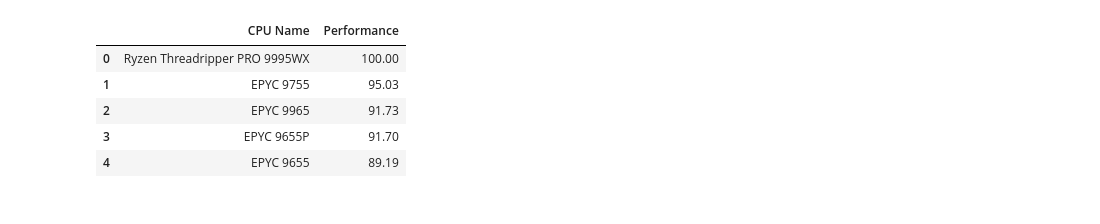
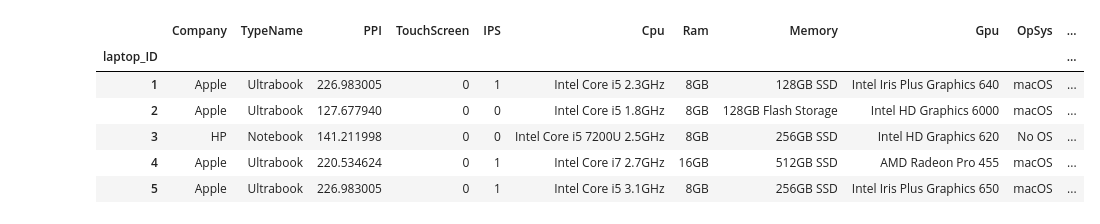
Before and after one commit to Moaazhe74/laptop-price-prediction, a Jupyter notebook: notebooks/cpu_ranking_extraction.ipynb, the cells around one changed output. Drawn from its saved outputs; the diff is of its cells as text; code cells hidden in the pictures.

```diff
--- a/notebooks/cpu_ranking_extraction.ipynb
+++ b/notebooks/cpu_ranking_extraction.ipynb
@@ -59,0 +90,3 @@ Done! Total CPUs: 3733
+# %%
+df.drop(columns='Product',inplace=True)
+df.head()
@@ -59,0 +123,15 @@ Done! Total CPUs: 3733
+# %%
+df['IPS'] = df['ScreenResolution'].apply(lambda x: 1 if 'IPS' in x else 0)
+df['Resolution'] = df['ScreenResolution'].str.extract(r'(\d+x\d+)')
+df[['Resolution_Width','Resolution_Height']]=df['Resolution'].str.split('x',expand=True)
+df['Resolution_Height']=df['Resolution_Height'].astype(int)
+df['Resolution_Width']=df['Resolution_Width'].astype(int)
+H=df['Resolution_Height']
+W=df['Resolution_Width']
+df['ScreenPixels']=df['Resolution_Height']*df['Resolution_Width']
+df['TouchScreen'] = df['ScreenResolution'].apply(lambda x: 1 if 'Touch' in x else 0)
+df.drop(columns=['ScreenResolution','Resolution','Resolution_Width','Resolution_Height'],axis=1,inplace=True)
+df=df[['Company', 'TypeName', 'Inches','ScreenPixels', 'TouchScreen','IPS', 'Cpu', 'Ram','Memory', 'Gpu', 'OpSys', 'Weight', 'Price_euros']]
+
+
+df.head()
@@ -59,0 +148,3 @@ Done! Total CPUs: 3733
+# %%
+df['PPI'] = np.sqrt(W**2 + H**2) / df['Inches']
+df.head()
@@ -59,0 +159,4 @@ Done! Total CPUs: 3733
+# %%
+df.drop(columns=['Inches','ScreenPixels'],inplace=True)
+df=df[['Company', 'TypeName', 'PPI','TouchScreen','IPS', 'Cpu', 'Ram','Memory', 'Gpu', 'OpSys', 'Weight', 'Price_euros']]
+df.head()
@@ -60,9 +314,10 @@ Done! Total CPUs: 3733
 # %%
-final_df_Cpu.head()
+df.head()
 # %% [output]
-|  | CPU Name | Performance |
-| 0 | Ryzen Threadripper PRO 9995WX | 100.00 |
-| 1 | EPYC 9755 | 95.03 |
-| 2 | EPYC 9965 | 91.73 |
-| 3 | EPYC 9655P | 91.70 |
-| 4 | EPYC 9655 | 89.19 |
+|  | Company | TypeName | PPI | TouchScreen | IPS | Cpu | Ram | Memory | Gpu | OpSys | ... |
+| laptop_ID |  |  |  |  |  |  |  |  |  |  | ... |
+| 1 | Apple | Ultrabook | 226.983005 | 0 | 1 | Intel Core i5 2.3GHz | 8GB | 128GB SSD | Intel Iris Plus Graphics 640 | macOS | ... |
+| 2 | Apple | Ultrabook | 127.677940 | 0 | 0 | Intel Core i5 1.8GHz | 8GB | 128GB Flash Storage | Intel HD Graphics 6000 | macOS | ... |
+| 3 | HP | Notebook | 141.211998 | 0 | 0 | Intel Core i5 7200U 2.5GHz | 8GB | 256GB SSD | Intel HD Graphics 620 | No OS | ... |
+| 4 | Apple | Ultrabook | 220.534624 | 0 | 1 | Intel Core i7 2.7GHz | 16GB | 512GB SSD | AMD Radeon Pro 455 | macOS | ... |
+| 5 | Apple | Ultrabook | 226.983005 | 0 | 1 | Intel Core i5 3.1GHz | 8GB | 256GB SSD | Intel Iris Plus Graphics 650 | macOS | ... |
```
Also changed, not shown: parts of 124 cells of this notebook.
